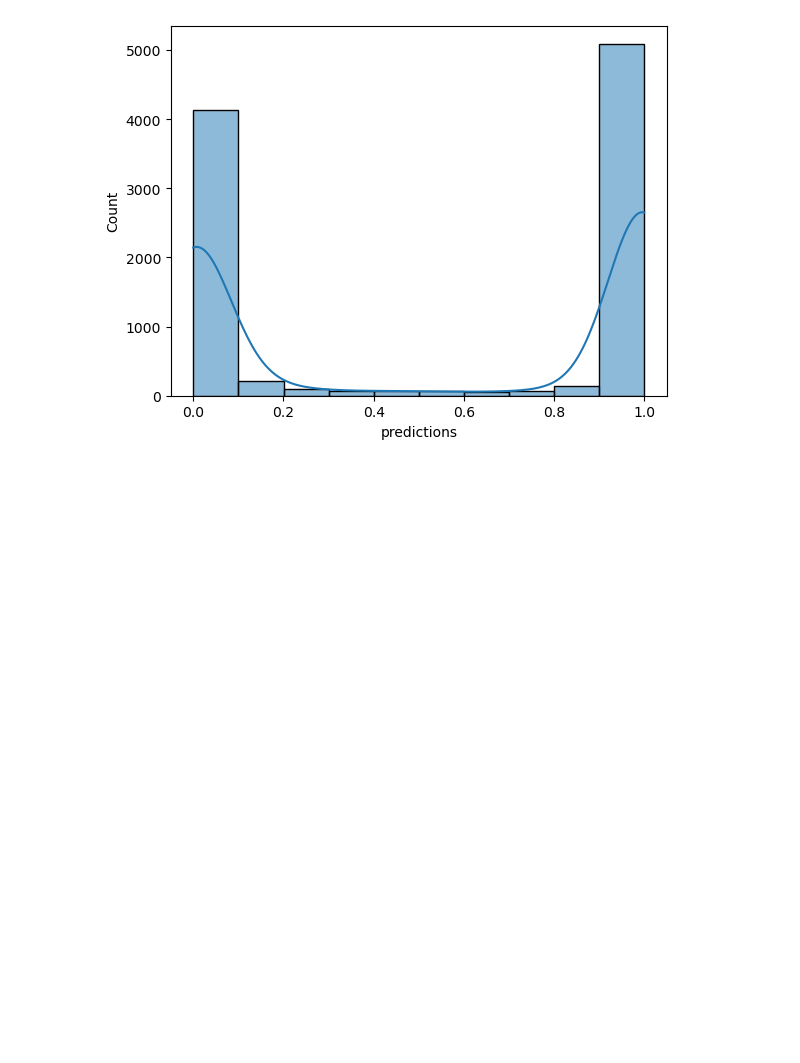
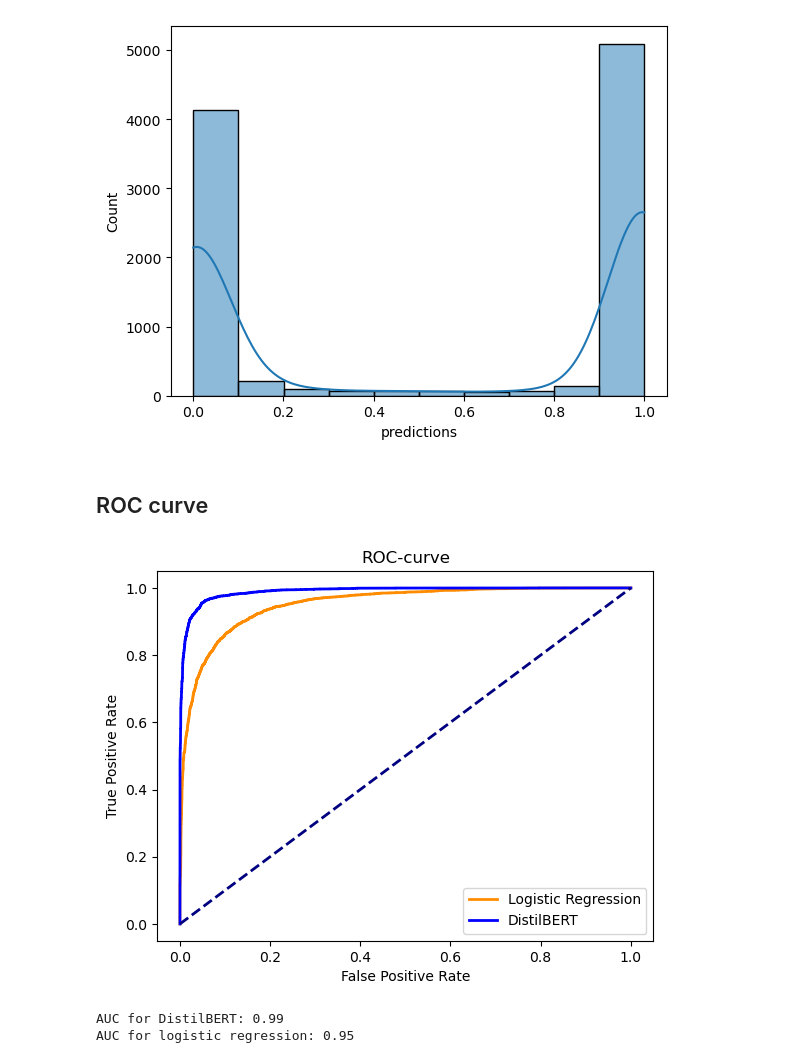
Before and after one commit to StenRSM/BAM-thesis, a Jupyter notebook: graphs.ipynb, the cells around one changed output. Drawn from its saved outputs; the diff is of its cells as text; code cells hidden in the pictures; blank space fills up the shorter version.

```diff
--- a/graphs.ipynb
+++ b/graphs.ipynb
@@ -17,3 +18,32 @@ sns.histplot(pred_test_LLM['predictions'], bins=10, kde=True)
 # %% [output]
 <AxesSubplot: xlabel='predictions', ylabel='Count'>
 [figure]
+# %% [markdown]
+## ROC curve
+# %%
+pred_test_LLM['pred_label'] = pred_test_LLM['predictions'].apply(lambda x: 1 if x>=0.5 else 0)
+pred_test_LR['pred_label'] = pred_test_LR['predictions'].apply(lambda x: 1 if x>=0.5 else 0)
+# %%
+fpr_lr, tpr_lr, _ = roc_curve(pred_test_LR['label'], pred_test_LR['predictions'])
+fpr_llm, tpr_llm, _ = roc_curve(pred_test_LLM['label'], pred_test_LLM['predictions'])
+# %%
+plt.figure()
+plt.plot(fpr_lr, tpr_lr, color='darkorange', lw=2, label='Logistic Regression')
+plt.plot(fpr_llm, tpr_llm, color='blue', lw=2, label='DistilBERT')
+plt.plot([0, 1], [0, 1], color='navy', lw=2, linestyle='--')
+plt.xlabel('False Positive Rate')
+plt.ylabel('True Positive Rate')
+plt.title('ROC-curve')
+plt.legend()
+#plt.show()
+plt.savefig(r'C:\Users\Sten\Documents\EUR BAM\Thesis\graphs\roc.png')
+# %% [output]
+[figure, added]
+# %%
+auc_llm = auc(fpr_llm, tpr_llm)
+print('AUC for DistilBERT:', round(auc_llm, 2))
+auc_lr = auc(fpr_lr, tpr_lr)
+print('AUC for logistic regression:', round(auc_lr, 2))
+# %% [output]
+AUC for DistilBERT: 0.99
+AUC for logistic regression: 0.95
```
Also changed, not shown: parts of 1 cell of this notebook, 3 other files.
